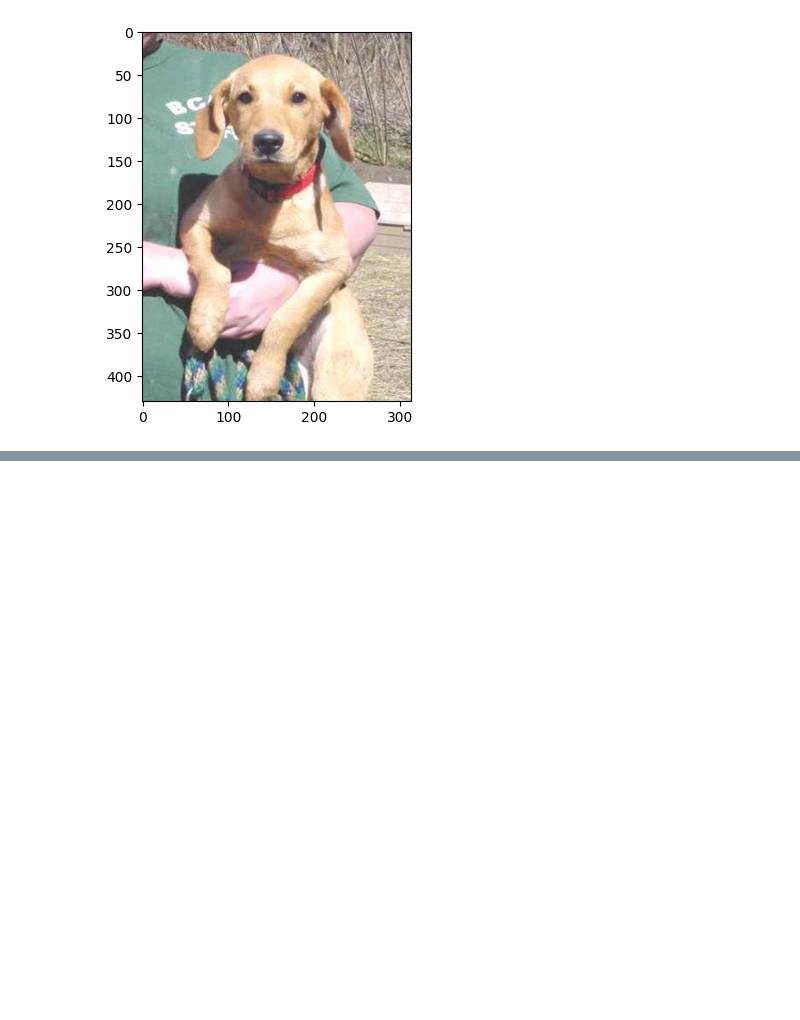
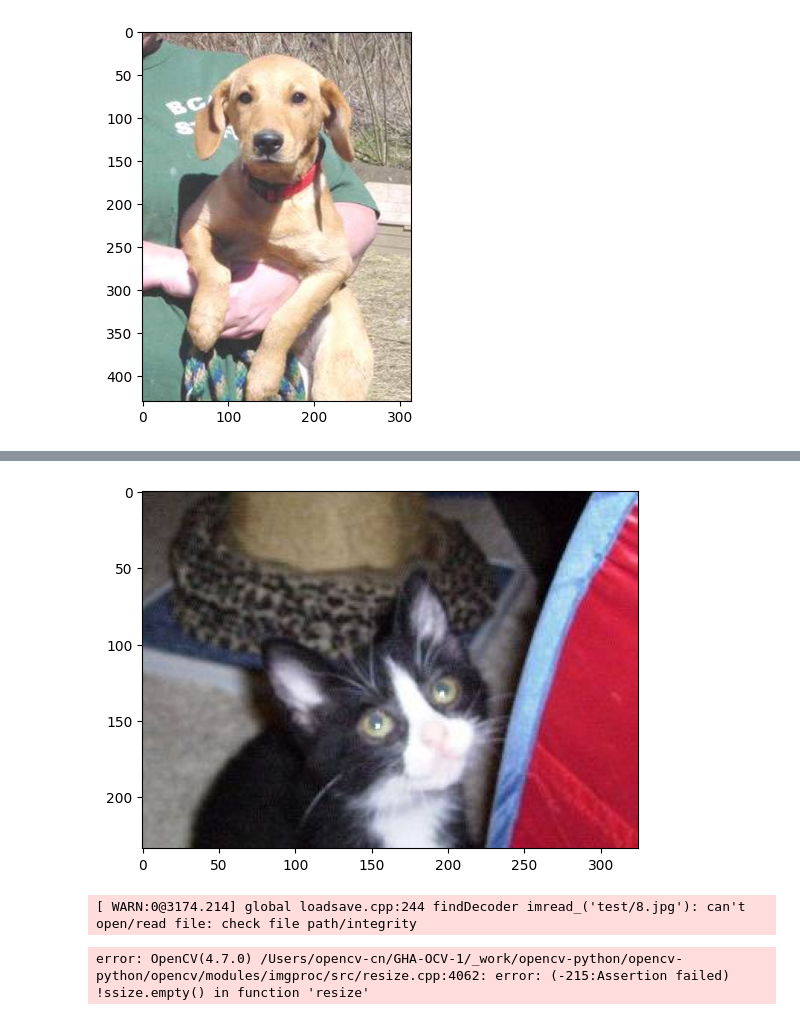
Before and after one commit to HttpsWes/Intro_To_AI, a Jupyter notebook: cat_v_dog.ipynb, the cells around one changed output, grey strips where cells are left out. Drawn from its saved outputs; the diff is of its cells as text; code cells hidden in the pictures; blank space fills up the shorter version.

```diff
--- a/cat_v_dog.ipynb
+++ b/cat_v_dog.ipynb
@@ -131,0 +133,23 @@ Error:
+# %%
+test_image = int(input("Give me a number between 1 and 12500"))
+
+user_image = mpimg.imread('test1 2/{}.jpg'.format(test_image))
+plt.imshow(user_image)
+plt.show()
+# %% [output]
+[figure, added]
+# %%
+input_image = cv2.imread(f'test/{test_image}.jpg')
+
+input_image_resize = cv2.resize(input_image, (224,224))
+
+input_image_scaled = input_image_resize/225
+
+inpit_reshaped = np.reshape(input_image_scaled, [1,224,224,3])
+
+input_prediction = model.predict(image_reshaped)
+
+print(input_prediction)
+# %% [output]
+[ WARN:0@3174.214] global loadsave.cpp:244 findDecoder imread_('test/8.jpg'): can't open/read file: check file path/integrity
+error: OpenCV(4.7.0) /Users/opencv-cn/GHA-OCV-1/_work/opencv-python/opencv-python/opencv/modules/imgproc/src/resize.cpp:4062: error: (-215:Assertion failed) !ssize.empty() in function 'resize'
```
Also changed, not shown: parts of 4 cells of this notebook, 1 other file.
